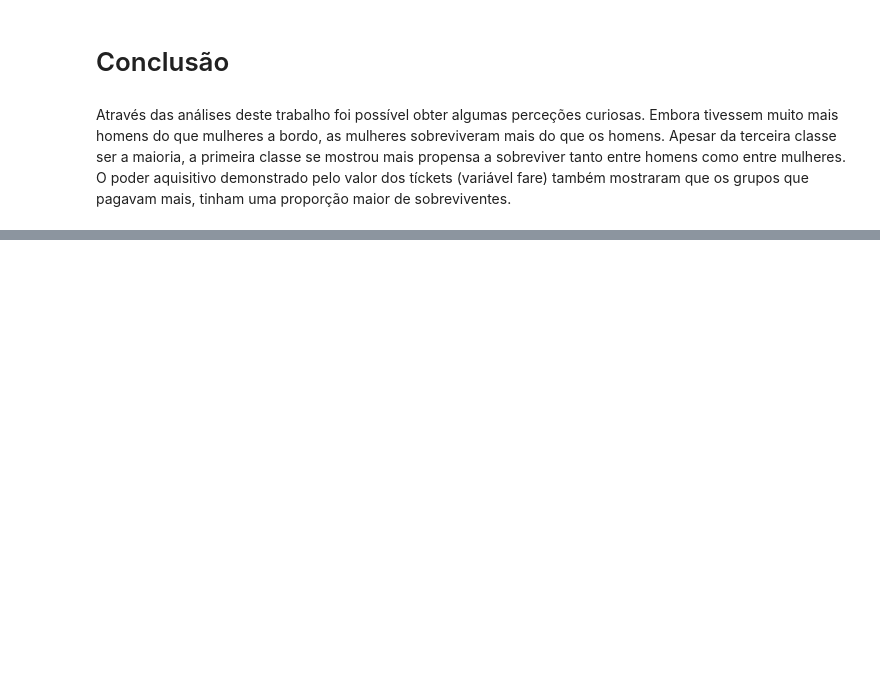
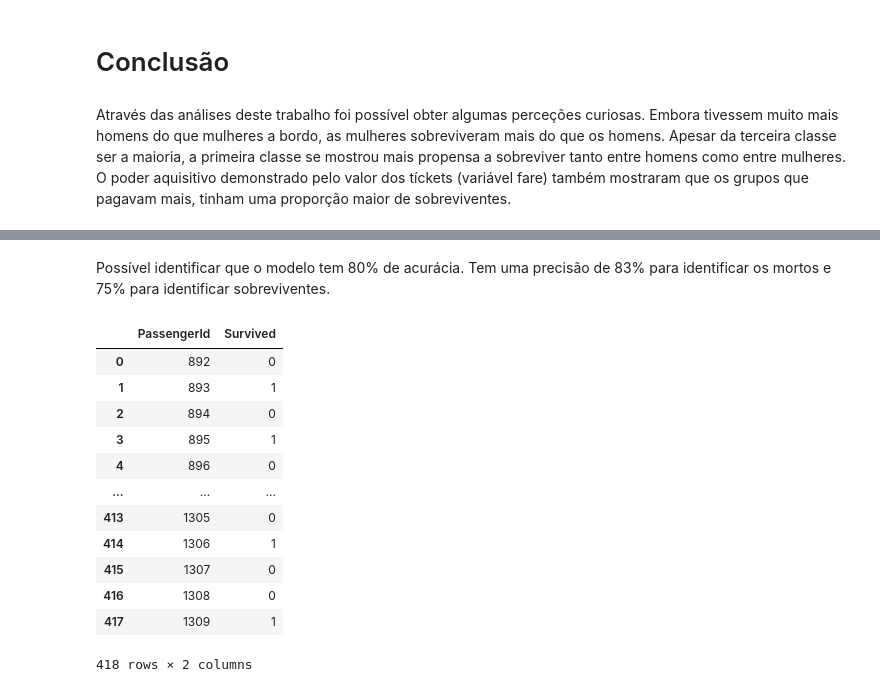
Before and after one commit to Vander-ST/SeminarioMBA, a Jupyter notebook: seminario.ipynb, the cells around one changed output, grey strips where cells are left out. Drawn from its saved outputs; the diff is of its cells as text; code cells hidden in the pictures; blank space fills up the shorter version.

```diff
--- a/seminario.ipynb
+++ b/seminario.ipynb
@@ -347,0 +453,2 @@ Apesar da terceira classe ser a maioria, a primeira classe se mostrou mais prope
+# %% [markdown]
+Possível identificar que o modelo tem 80% de acurácia. Tem uma precisão de 83% para identificar os mortos e 75% para identificar sobreviventes.
@@ -347,0 +465,17 @@ Apesar da terceira classe ser a maioria, a primeira classe se mostrou mais prope
+# %%
+Sub = pd.read_csv('submission.csv')
+Sub
+# %% [output]
+|  | PassengerId | Survived |
+| 0 | 892 | 0 |
+| 1 | 893 | 1 |
+| 2 | 894 | 0 |
+| 3 | 895 | 1 |
+| 4 | 896 | 0 |
+| ... | ... | ... |
+| 413 | 1305 | 0 |
+| 414 | 1306 | 1 |
+| 415 | 1307 | 0 |
+| 416 | 1308 | 0 |
+| 417 | 1309 | 1 |
+418 rows × 2 columns
```
Also changed, not shown: parts of 10 cells of this notebook, 5 other files.
